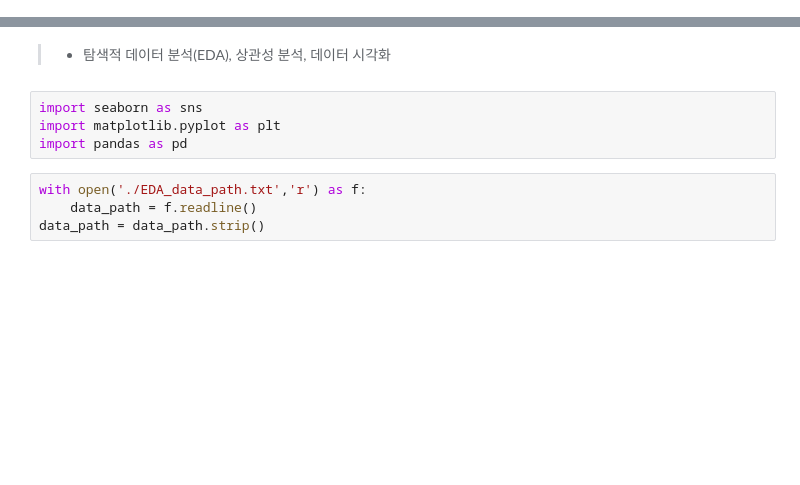
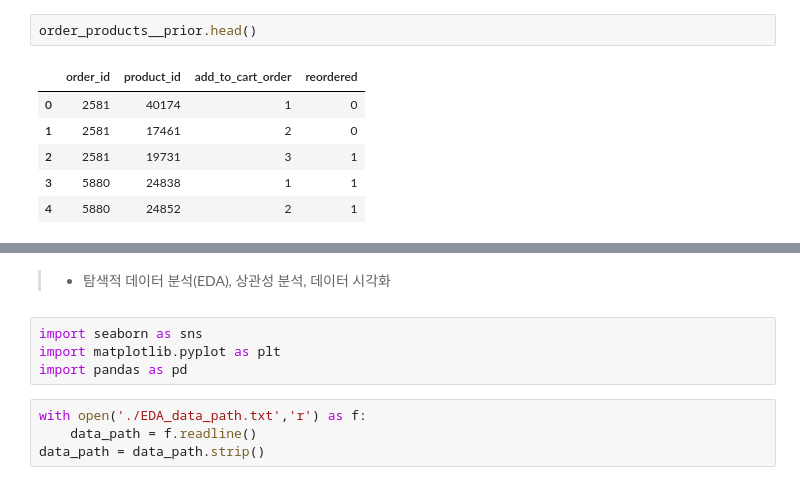
Before and after one commit to Abel3005/DataEngine, a Jupyter notebook: Diary/Daily/Week 4/202040424.ipynb, the cells around one changed output, grey strips where cells are left out. Drawn from its saved outputs; the diff is of its cells as text; blank space fills up the shorter version.

```diff
--- a/Diary/Daily/Week 4/202040424.ipynb
+++ b/Diary/Daily/Week 4/202040424.ipynb
@@ -52,0 +183,9 @@ $X_{1}, X_{2}$가 다음의 관계를 가질 때
+# %%
+order_products__prior.head()
+# %% [output]
+|  | order_id | product_id | add_to_cart_order | reordered |
+| 0 | 2581 | 40174 | 1 | 0 |
+| 1 | 2581 | 17461 | 2 | 0 |
+| 2 | 2581 | 19731 | 3 | 1 |
+| 3 | 5880 | 24838 | 1 | 1 |
+| 4 | 5880 | 24852 | 2 | 1 |
```
Also changed, not shown: parts of 18 cells of this notebook, 2 other files.
